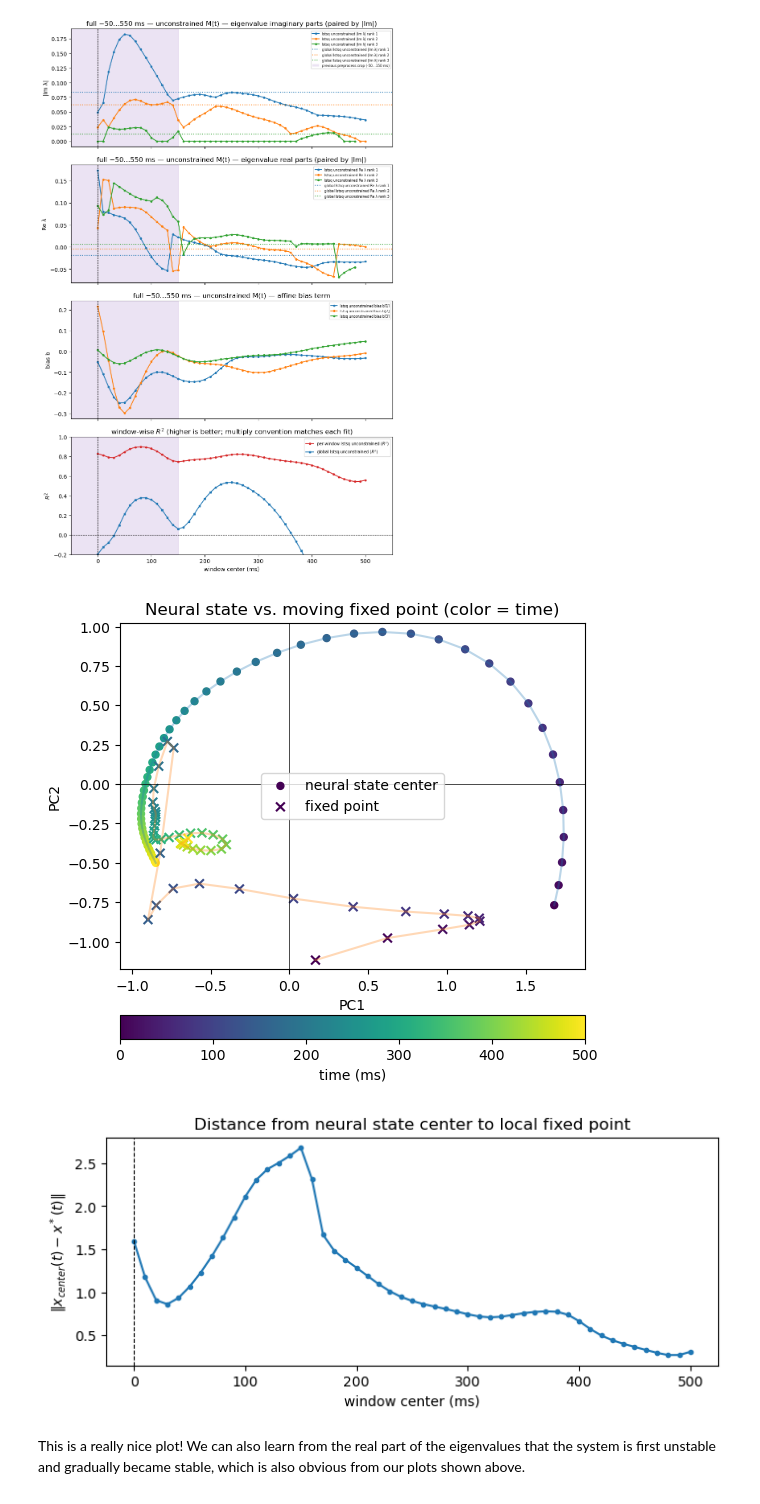
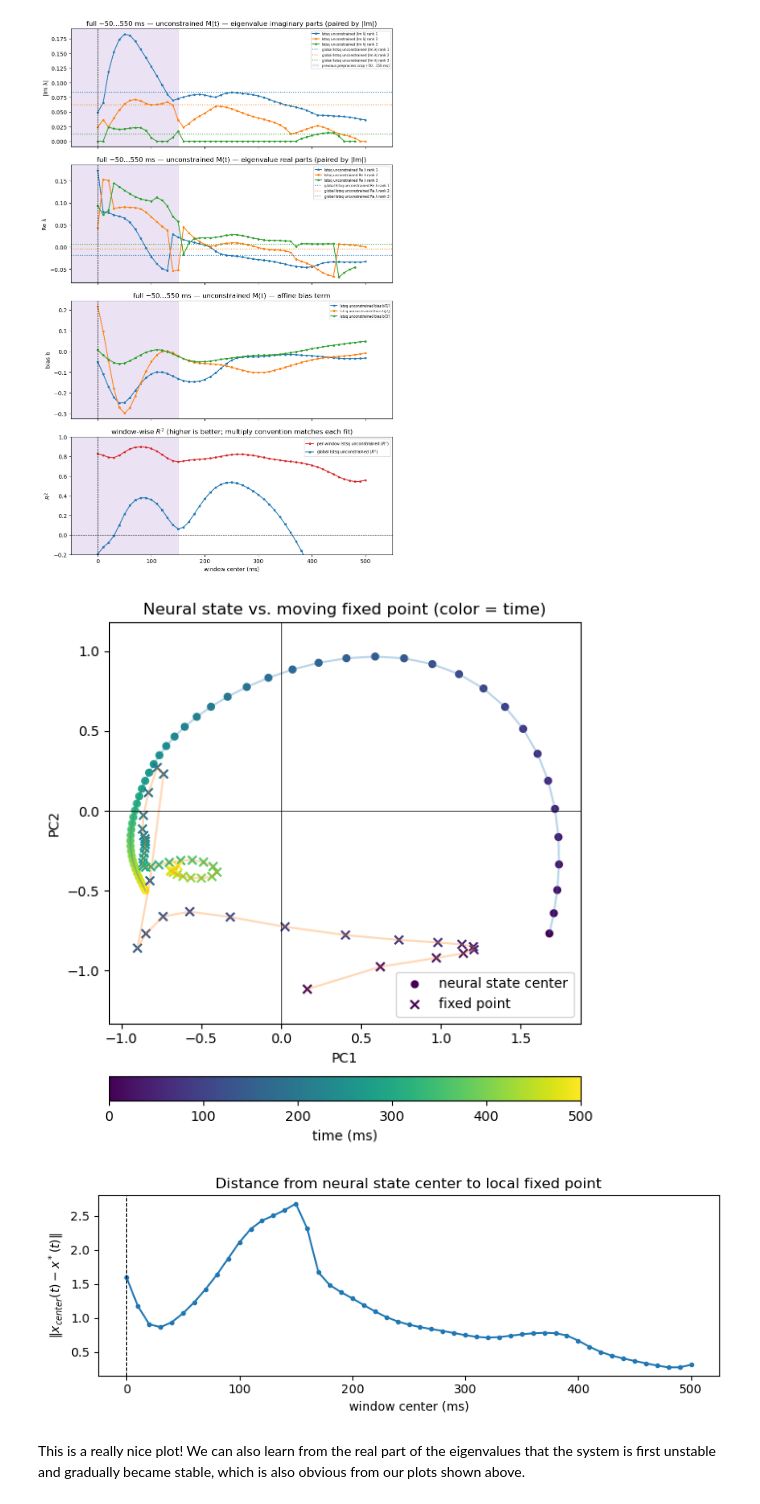
Before and after one commit to Yishu-Li/Time-varyingND, a Jupyter notebook: report.ipynb, the cells around one changed output. Cells and saved outputs as stored; diff of their text form; code cells hidden in the pictures.

```diff
--- a/report.ipynb
+++ b/report.ipynb
@@ -664,35 +675,38 @@ sc = plt.scatter(
 )
 
 plt.scatter(
     X_star[:, 0], X_star[:, 1],
     c=times_fp, cmap=cmap, norm=norm,
     s=40, marker='x', label="fixed point"
 )
 
 cbar = plt.colorbar(sc, orientation='horizontal', pad=0.1)
 cbar.set_label("time (ms)")
 
 plt.axhline(0, color="k", lw=0.5)
 plt.axvline(0, color="k", lw=0.5)
 plt.xlabel("PC1")
 plt.ylabel("PC2")
 plt.title("Neural state vs. moving fixed point (color = time)")
 plt.legend()
 plt.axis("equal")
-
+plt.tight_layout()
+plt.savefig("images/fixed_points.pdf")
 plt.show()
 
 dist_to_fp = np.linalg.norm(X_center - X_star, axis=1)
 
 plt.figure(figsize=(8, 3))
 plt.plot(times_fp, dist_to_fp, "-o", ms=3)
 plt.axvline(0, color="k", ls="--", lw=0.8)
 plt.xlabel("window center (ms)")
 plt.ylabel(r"$\|x_{center}(t)-x^*(t)\|$")
 plt.title("Distance from neural state center to local fixed point")
+plt.tight_layout()
+plt.savefig("images/distance_to_fp.pdf")
 plt.show()
 # %% [output]
-[figure, old version]
+[figure, new version]
-[figure, old version]
+[figure, new version]
 # %% [markdown]
 This is a really nice plot! We can also learn from the real part of the eigenvalues that the system is first unstable and gradually became stable, which is also obvious from our plots shown above.
```
Also changed, not shown: parts of 9 cells of this notebook, 2 other files.
